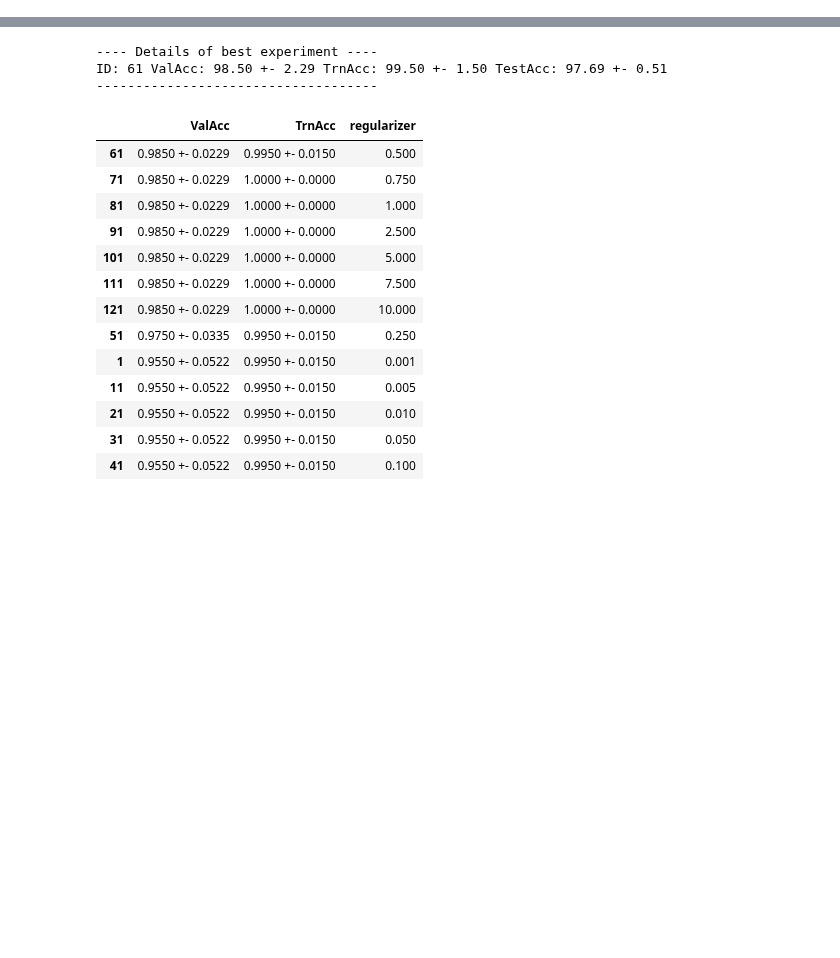
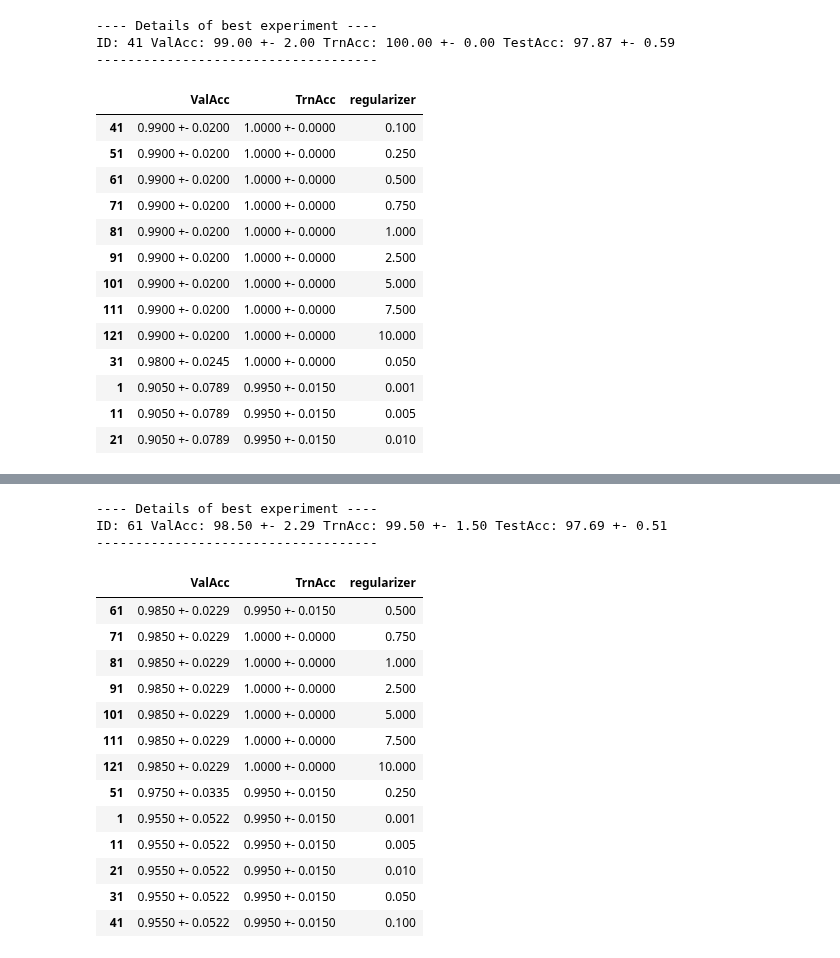
Before and after one commit to saper0/qpcert, a Jupyter notebook: notebooks/hyperparams/coramlcontbinary.ipynb, the cells around one changed output, grey strips where cells are left out. Cells and saved outputs as stored; diff of their text form; code cells hidden in the pictures; blank space fills up the shorter version.

```diff
--- a/notebooks/hyperparams/coramlcontbinary.ipynb
+++ b/notebooks/hyperparams/coramlcontbinary.ipynb
@@ -6,3 +6,32 @@
 # %%
 import utils
 import pandas as pd
+# %%
+start_id = 1
+end_id = 130
+n_seeds = 10
+hyperparams = ["regularizer"]
+pred_method = "svm"
+dataset = "cora_ml_cont_binary"
+collection= "l_coramlcontbinary_n5_hyper_graphsage" #todo: rename colelction to trn_ntk_gcn
+df = utils.get_best_hyperparams(start_id, end_id, n_seeds, hyperparams,
+                           pred_method, dataset, collection, use_seeds=10)
+df
+# %% [output]
+---- Details of best experiment ----
+ID: 41 ValAcc: 99.00 +- 2.00 TrnAcc: 100.00 +- 0.00 TestAcc: 97.87 +- 0.59
+------------------------------------
+|  | ValAcc | TrnAcc | regularizer |
+| 41 | 0.9900 +- 0.0200 | 1.0000 +- 0.0000 | 0.100 |
+| 51 | 0.9900 +- 0.0200 | 1.0000 +- 0.0000 | 0.250 |
+| 61 | 0.9900 +- 0.0200 | 1.0000 +- 0.0000 | 0.500 |
+| 71 | 0.9900 +- 0.0200 | 1.0000 +- 0.0000 | 0.750 |
+| 81 | 0.9900 +- 0.0200 | 1.0000 +- 0.0000 | 1.000 |
+| 91 | 0.9900 +- 0.0200 | 1.0000 +- 0.0000 | 2.500 |
+| 101 | 0.9900 +- 0.0200 | 1.0000 +- 0.0000 | 5.000 |
+| 111 | 0.9900 +- 0.0200 | 1.0000 +- 0.0000 | 7.500 |
+| 121 | 0.9900 +- 0.0200 | 1.0000 +- 0.0000 | 10.000 |
+| 31 | 0.9800 +- 0.0245 | 1.0000 +- 0.0000 | 0.050 |
+| 1 | 0.9050 +- 0.0789 | 0.9950 +- 0.0150 | 0.001 |
+| 11 | 0.9050 +- 0.0789 | 0.9950 +- 0.0150 | 0.005 |
+| 21 | 0.9050 +- 0.0789 | 0.9950 +- 0.0150 | 0.010 |
```
Also changed, not shown: parts of 3 cells of this notebook, 14 other files.
